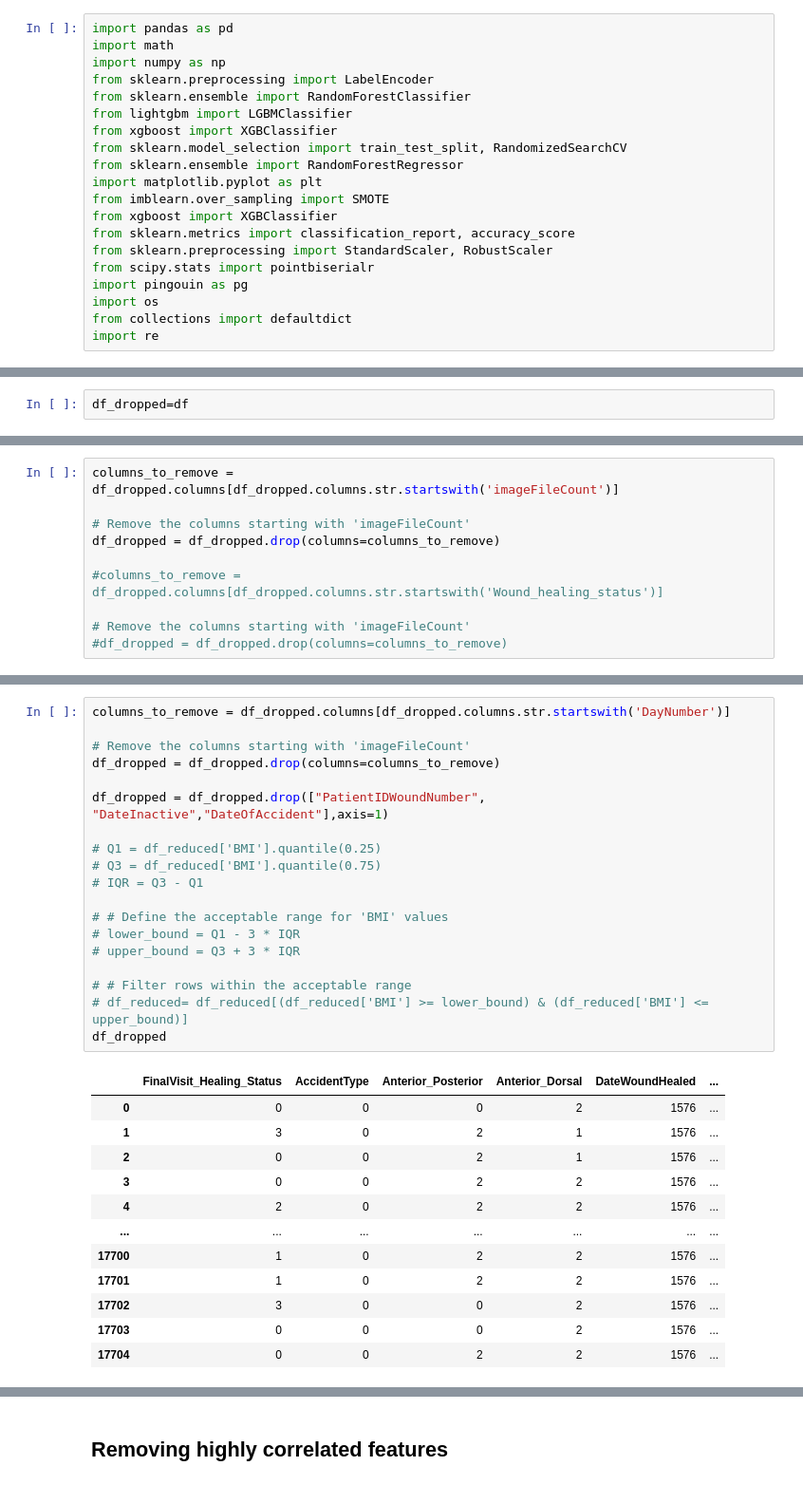
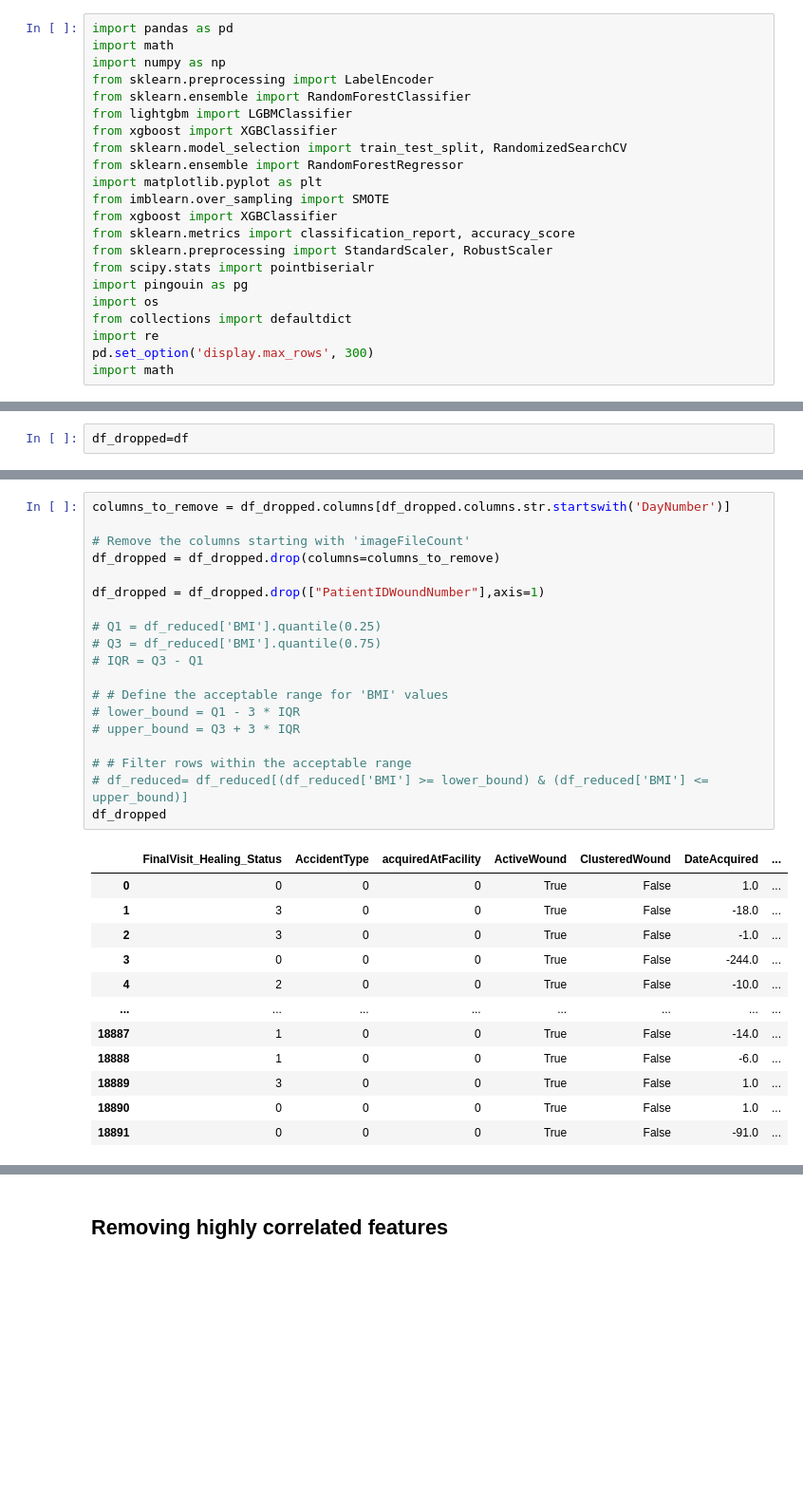
Before and after one commit to iupui-soic/wound-forecast, a Jupyter notebook: Combined_work/Classification/5_Classification_baseline.ipynb, the cells around one changed output, grey strips where cells are left out. Shown: that part at 95% size. Saved outputs shown, nothing was run; the diff lists cells and outputs as text; blank space fills up the shorter version.

```diff
--- a/Combined_work/Classification/5_Classification_baseline.ipynb
+++ b/Combined_work/Classification/5_Classification_baseline.ipynb
@@ -20,3 +20,5 @@ import pingouin as pg
 import os
 from collections import defaultdict
 import re
+pd.set_option('display.max_rows', 300)
+import math
@@ -57,10 +59,0 @@ Name: count, dtype: int64
-# %%
-columns_to_remove = df_dropped.columns[df_dropped.columns.str.startswith('imageFileCount')]
-
-# Remove the columns starting with 'imageFileCount'
-df_dropped = df_dropped.drop(columns=columns_to_remove)
-
-#columns_to_remove = df_dropped.columns[df_dropped.columns.str.startswith('Wound_healing_status')]
-
-# Remove the columns starting with 'imageFileCount'
-#df_dropped = df_dropped.drop(columns=columns_to_remove)
@@ -67,32 +62,32 @@ df_dropped = df_dropped.drop(columns=columns_to_remove)
 # %%
 columns_to_remove = df_dropped.columns[df_dropped.columns.str.startswith('DayNumber')]
 
 # Remove the columns starting with 'imageFileCount'
 df_dropped = df_dropped.drop(columns=columns_to_remove)
 
-df_dropped = df_dropped.drop(["PatientIDWoundNumber", "DateInactive","DateOfAccident"],axis=1)
+df_dropped = df_dropped.drop(["PatientIDWoundNumber"],axis=1)
 
 # Q1 = df_reduced['BMI'].quantile(0.25)
 # Q3 = df_reduced['BMI'].quantile(0.75)
 # IQR = Q3 - Q1
 
 # # Define the acceptable range for 'BMI' values
 # lower_bound = Q1 - 3 * IQR
 # upper_bound = Q3 + 3 * IQR
 
 # # Filter rows within the acceptable range
 # df_reduced= df_reduced[(df_reduced['BMI'] >= lower_bound) & (df_reduced['BMI'] <= upper_bound)]
 df_dropped
 # %% [output]
-|  | FinalVisit_Healing_Status | AccidentType | Anterior_Posterior | Anterior_Dorsal | DateWoundHealed | ... |
-| 0 | 0 | 0 | 0 | 2 | 1576 | ... |
-| 1 | 3 | 0 | 2 | 1 | 1576 | ... |
-| 2 | 0 | 0 | 2 | 1 | 1576 | ... |
-| 3 | 0 | 0 | 2 | 2 | 1576 | ... |
-| 4 | 2 | 0 | 2 | 2 | 1576 | ... |
-| ... | ... | ... | ... | ... | ... | ... |
-| 17700 | 1 | 0 | 2 | 2 | 1576 | ... |
-| 17701 | 1 | 0 | 2 | 2 | 1576 | ... |
-| 17702 | 3 | 0 | 0 | 2 | 1576 | ... |
-| 17703 | 0 | 0 | 0 | 2 | 1576 | ... |
-| 17704 | 0 | 0 | 2 | 2 | 1576 | ... |
+|  | FinalVisit_Healing_Status | AccidentType | acquiredAtFacility | ActiveWound | ClusteredWound | DateAcquired | ... |
+| 0 | 0 | 0 | 0 | True | False | 1.0 | ... |
+| 1 | 3 | 0 | 0 | True | False | -18.0 | ... |
+| 2 | 3 | 0 | 0 | True | False | -1.0 | ... |
+| 3 | 0 | 0 | 0 | True | False | -244.0 | ... |
+| 4 | 2 | 0 | 0 | True | False | -10.0 | ... |
+| ... | ... | ... | ... | ... | ... | ... | ... |
+| 18887 | 1 | 0 | 0 | True | False | -14.0 | ... |
+| 18888 | 1 | 0 | 0 | True | False | -6.0 | ... |
+| 18889 | 3 | 0 | 0 | True | False | 1.0 | ... |
+| 18890 | 0 | 0 | 0 | True | False | 1.0 | ... |
+| 18891 | 0 | 0 | 0 | True | False | -91.0 | ... |
```
Also changed, not shown: parts of 45 cells of this notebook, 5 other files.
